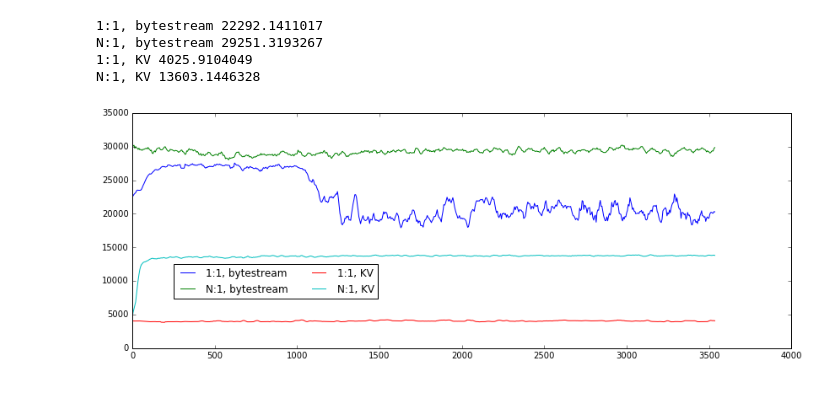
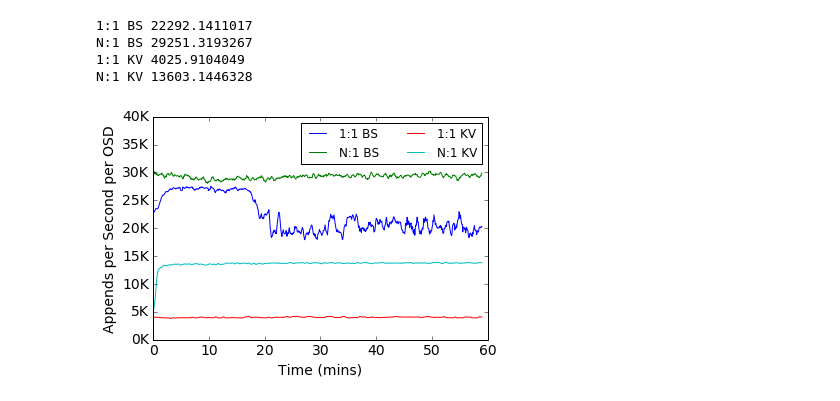
Before and after one commit to michaelsevilla/zlog-popper, a Jupyter notebook: experiments/basic-cls-rand-read/visualize_final.ipynb, the cells around one changed output. Saved outputs shown, nothing was run; the diff lists cells and outputs as text; code cells hidden in the pictures.

```diff
--- a/experiments/basic-cls-rand-read/visualize_final.ipynb
+++ b/experiments/basic-cls-rand-read/visualize_final.ipynb
@@ -20,16 +25,16 @@ def parse_filename(filename):
 # %%
 def short_ename(ename):
     mapping = {
-        'bytestream_n1_write': 'N:1, bytestream',
+        'bytestream_n1_write': 'N:1 BS',
         'bytestream_n1_append': 'n1ap',
-        'bytestream_11': '1:1, bytestream',
+        'bytestream_11': '1:1 BS',
         'map_n1': 'N:1, KV',
         'map_11': '1:1, KV',
 
-        'bytestream_n1_read': 'N:1, bytestream',
-        'bytestream_11_read': '1:1, bytestream',
-        'map_n1_read': 'N:1, KV',
-        'map_11_read': '1:1, KV'
+        'bytestream_n1_read': 'N:1 BS',
+        'bytestream_11_read': '1:1 BS',
+        'map_n1_read': 'N:1 KV',
+        'map_11_read': '1:1 KV'
     }
     return mapping.get(ename, ename)
 # %%
@@ -88,11 +139,30 @@ def plot_traces(traces, fn, finish=True, useAx=None):
+# %%
+def thousands_rounded(x, pos):
+    return '%1.0fK' % (x*1e-3)
+formatter_rounded = FuncFormatter(thousands_rounded)
+
+def thousands_precise(x, pos):
+    return '%1.1fK' % (x*1e-3)
+formatter_precise = FuncFormatter(thousands_precise)
+
+def mins(x, pos):
+    return '%1.0f' % (x/60)
+formatter_mins = FuncFormatter(mins)
 # %%
 read_traces = glob.glob('results.pd.basic_cls_rand_read.node0.04-26-2016_20-43-54/*read*.log')
 ax = plot_traces(list(read_traces), 'output.read.60min', finish=False)
-lgd = ax.legend(loc='best', ncol=2, bbox_to_anchor=(0.42,0.42), bbox_transform=plt.gcf().transFigure)
+ax.yaxis.set_major_formatter(formatter_rounded)
+ax.xaxis.set_major_formatter(formatter_mins)
+ax.set_ylabel('Appends per Second per OSD')
+ax.set_xlabel('Time (mins)')
+ax.set_ylim(0, 40000)
+ax.set_xlim(0, 3500)
+ax.xaxis.set_ticks(np.arange(0, 3601, 600))
+lgd = ax.legend(loc='best', ncol=2, fontsize=12)#, bbox_to_anchor=(0.42,0.42), bbox_transform=plt.gcf().transFigure)
 plt.savefig('output.read.60min.1k.png', dpi=300, bbox_inches='tight')
 # %% [output]
-1:1, bytestream 22292.1411017
-N:1, bytestream 29251.3193267
-1:1, KV 4025.9104049
-N:1, KV 13603.1446328
+1:1 BS 22292.1411017
+N:1 BS 29251.3193267
+1:1 KV 4025.9104049
+N:1 KV 13603.1446328
-[figure, old version]
+[figure, new version]
```
Also changed, not shown: parts of 10 cells of this notebook, 3 other files.
